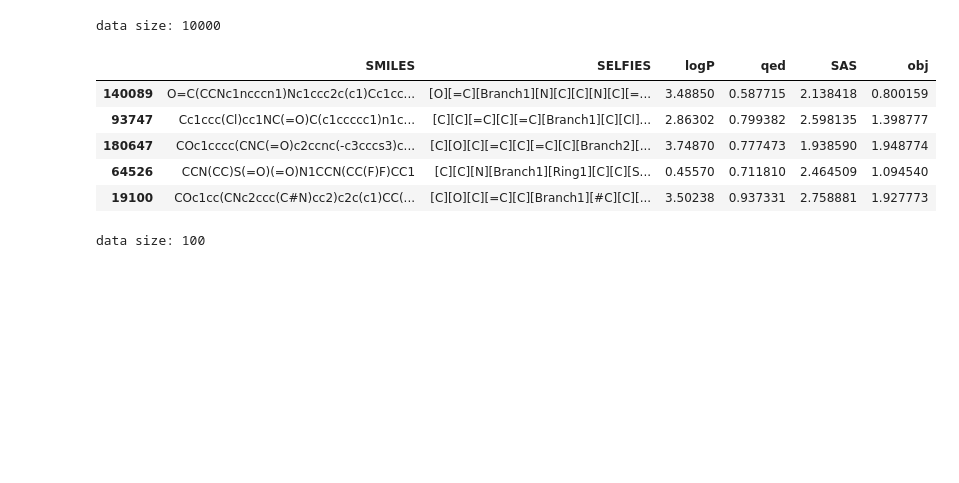
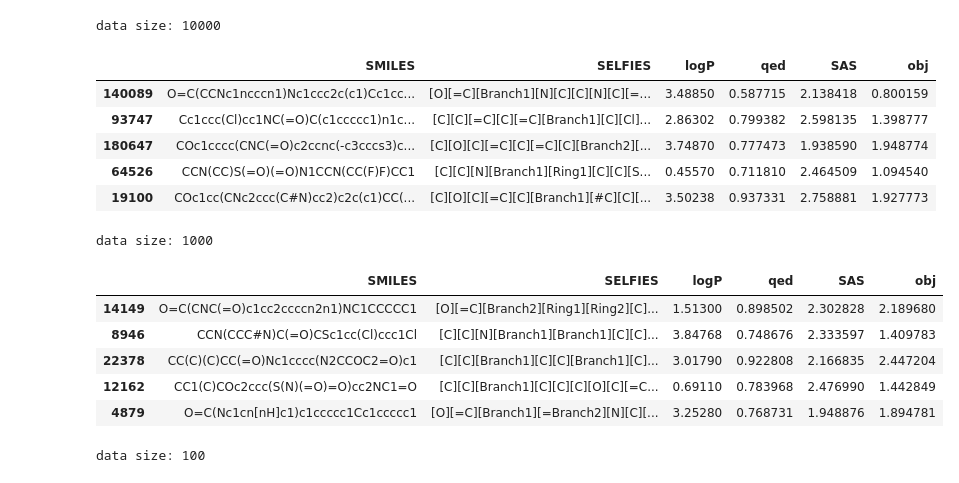
Before and after one commit to sunghwanism/NewMoses, a Jupyter notebook: notebooks/create_data_for_opt.ipynb, the cells around one changed output. Saved outputs shown, nothing was run; the diff lists cells and outputs as text; code cells hidden in the pictures; blank space fills up the shorter version.

```diff
--- a/notebooks/create_data_for_opt.ipynb
+++ b/notebooks/create_data_for_opt.ipynb
@@ -43,6 +43,24 @@ data size: 10000
 | 180647 | COc1cccc(CNC(=O)c2ccnc(-c3cccs3)c... | [C][O][C][=C][C][=C][C][Branch2][... | 3.74870 | 0.777473 | 1.938590 | 1.948774 |
 | 64526 | CCN(CC)S(=O)(=O)N1CCN(CC(F)F)CC1 | [C][C][N][Branch1][Ring1][C][C][S... | 0.45570 | 0.711810 | 2.464509 | 1.094540 |
 | 19100 | COc1cc(CNc2ccc(C#N)cc2)c2c(c1)CC(... | [C][O][C][=C][C][Branch1][#C][C][... | 3.50238 | 0.937331 | 2.758881 | 1.927773 |
+# %%
+test_df = pd.read_csv('../moses/dataset/data/ZINC250K/test.csv')
+size = 1000
+np.random.seed(0)
+rand_indices = np.random.choice(len(test_df), size, replace=False)
+gpr_test_df = test_df.iloc[rand_indices]
+gpr_test_df.to_csv(f'{save_path}gpr_test_{data}_df.csv', index=False)
+
+print(f'data size: {gpr_test_df.shape[0]}')
+gpr_test_df.head()
+# %% [output]
+data size: 1000
+|  | SMILES | SELFIES | logP | qed | SAS | obj |
+| 14149 | O=C(CNC(=O)c1cc2ccccn2n1)NC1CCCCC1 | [O][=C][Branch2][Ring1][Ring2][C]... | 1.51300 | 0.898502 | 2.302828 | 2.189680 |
+| 8946 | CCN(CCC#N)C(=O)CSc1cc(Cl)ccc1Cl | [C][C][N][Branch1][Branch1][C][C]... | 3.84768 | 0.748676 | 2.333597 | 1.409783 |
+| 22378 | CC(C)(C)CC(=O)Nc1cccc(N2CCOC2=O)c1 | [C][C][Branch1][C][C][Branch1][C]... | 3.01790 | 0.922808 | 2.166835 | 2.447204 |
+| 12162 | CC1(C)COc2ccc(S(N)(=O)=O)cc2NC1=O | [C][C][Branch1][C][C][C][O][C][=C... | 0.69110 | 0.783968 | 2.476990 | 1.442849 |
+| 4879 | O=C(Nc1cn[nH]c1)c1ccccc1Cc1ccccc1 | [O][=C][Branch1][=Branch2][N][C][... | 3.25280 | 0.768731 | 1.948876 | 1.894781 |
 # %%
 ## create dataframe with data for optimization start points
 size = 100
```
Also changed, not shown: parts of 1 cell of this notebook, 1 other file.
